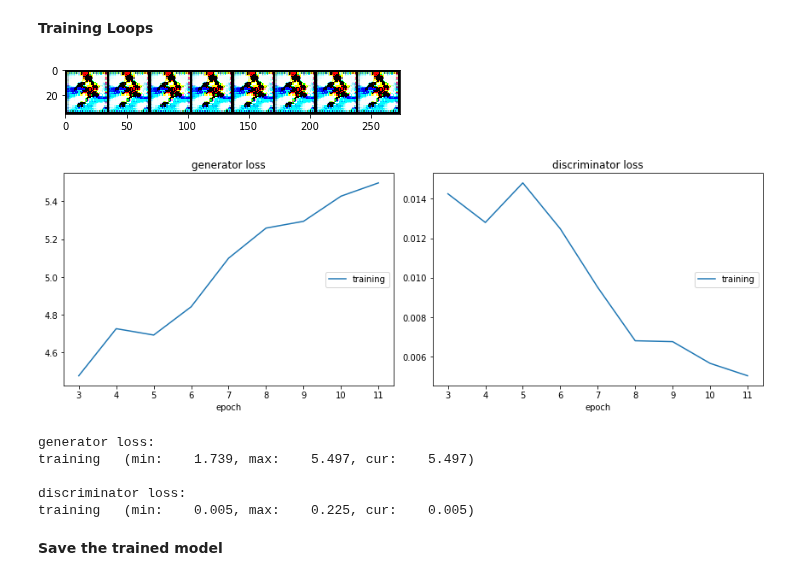
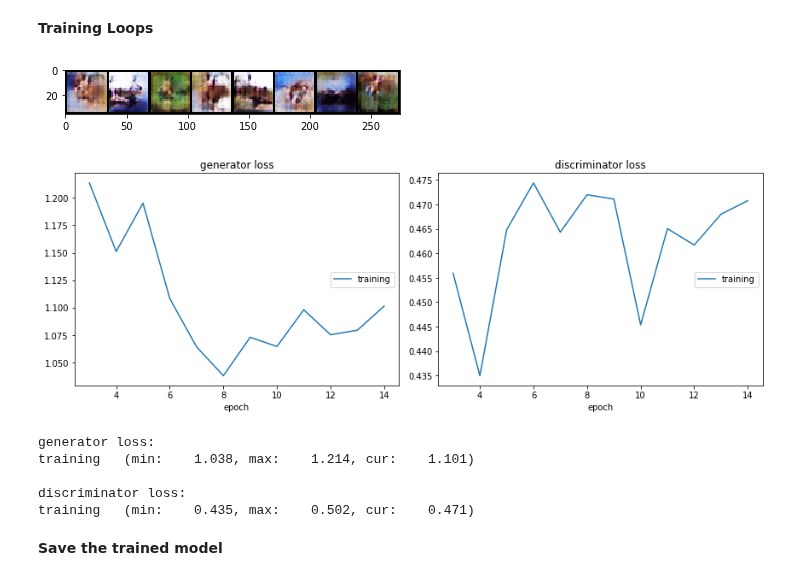
Before and after one commit to jakey1610/MachineLearningL3, a Jupyter notebook: birdgen.ipynb, the cells around one changed output. Drawn from its saved outputs; the diff is of its cells as text; code cells hidden in the pictures.

```diff
--- a/birdgen.ipynb
+++ b/birdgen.ipynb
@@ -158,6 +63,6 @@ for i in range(64):
     plt.xticks([])
     plt.yticks([])
     plt.grid(False)
-    plt.imshow(test_loader.dataset[i][0].permute(0,2,1).contiguous().permute(2,1,0), cmap=plt.cm.binary)
-    # plt.xlabel(class_names[test_loader.dataset[i][1]])
+    plt.imshow(train_loader.dataset[idx[i]][0].permute(0,2,1).contiguous().permute(2,1,0), cmap=plt.cm.binary)
+    plt.xlabel(class_names[train_loader.dataset[idx[i]][1]])
 # %% [output]
@@ -226,16 +114,19 @@ class Discriminator(nn.Module):
 GN = Generator().to(device)
 DN = Discriminator().to(device)
 # initialise the optimisers
-optimiser_G = torch.optim.Adam(GN.parameters(), lr=0.001)
-optimiser_D = torch.optim.Adam(DN.parameters(), lr=0.00001)
+optimiser_G = torch.optim.Adam(GN.parameters(), lr=0.001, betas=(0.5, 0.999))
+optimiser_D = torch.optim.Adam(DN.parameters(), lr=0.001, betas=(0.5, 0.999))
 bce_loss = nn.BCELoss()
+fixed_noise = torch.randn(64, 100, 1, 1, device=device)
+real_label = 1
+fake_label = 0
 epoch = 0
 liveplot = PlotLosses()
 # %% [markdown]
 **Training Loops**
 # %%
 # training loop
-while (epoch<50):
+while (epoch<200):
 
     # arrays for metrics
     gen_loss_arr = np.zeros(0)
@@ -245,46 +136,46 @@ while (epoch<50):
     for i in range(100):
         # train discriminator
         for j in range(5):
-            x,t = next(test_iterator)
+            x,t = next(train_iterator)
             x,t = x.to(device), t.to(device)
             optimiser_D.zero_grad()
             g = GN.generate(torch.randn(x.size(0), 100, 1, 1).to(device))
             l_r = bce_loss(DN.discriminate(x).mean(), torch.ones(1)[0].to(device)) # real -> 1
             l_f = bce_loss(DN.discriminate(g.detach()).mean(), torch.zeros(1)[0].to(device)) #  fake -> 0
             loss_d = (l_r + l_f)/2.0
             loss_d.backward()
             optimiser_D.step()
 
         # train generator
         x,t = next(train_iterator)
         x,t = x.to(device), t.to(device)
         optimiser_G.zero_grad()
         g = GN.generate(torch.randn(x.size(0), 100, 1, 1).to(device))
         loss_g = bce_loss(DN.discriminate(g).mean(), torch.ones(1)[0].to(device)) # fake -> 1
         loss_g.backward()
         optimiser_G.step()
 
         gen_loss_arr = np.append(gen_loss_arr, loss_g.item())
         dis_loss_arr = np.append(dis_loss_arr, loss_d.item())
 
     # plot some examples
     plt.grid(False)
     plt.imshow(torchvision.utils.make_grid(g).cpu().data.permute(0,2,1).contiguous().permute(2,1,0), cmap=plt.cm.binary)
 
     liveplot.update({
         'generator loss': gen_loss_arr.mean(),
         'discriminator loss': dis_loss_arr.mean()
     })
     liveplot.draw()
     epoch = epoch+1
 # %% [output]
-[figure, old version]
+[figure, new version]
-[figure, old version]
+[figure, new version]
 generator loss:
-training   (min:    1.739, max:    5.497, cur:    5.497)
+training   (min:    1.038, max:    1.214, cur:    1.101)
 
 discriminator loss:
-training   (min:    0.005, max:    0.225, cur:    0.005)
+training   (min:    0.435, max:    0.502, cur:    0.471)
 # %% [markdown]
 **Save the trained model**
 # %%
```
Also changed, not shown: parts of 4 cells of this notebook.
